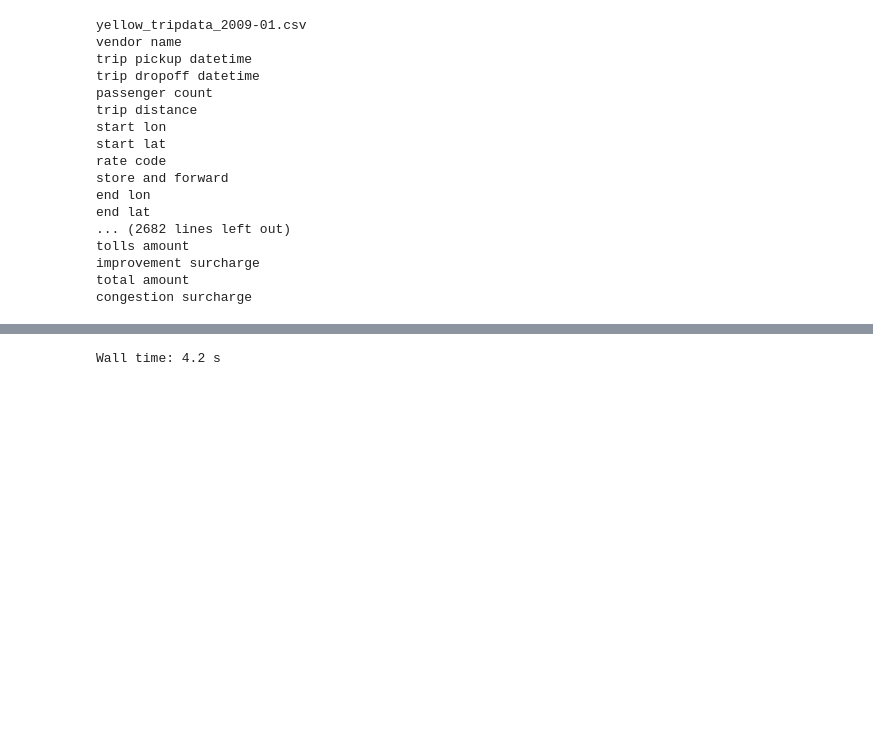
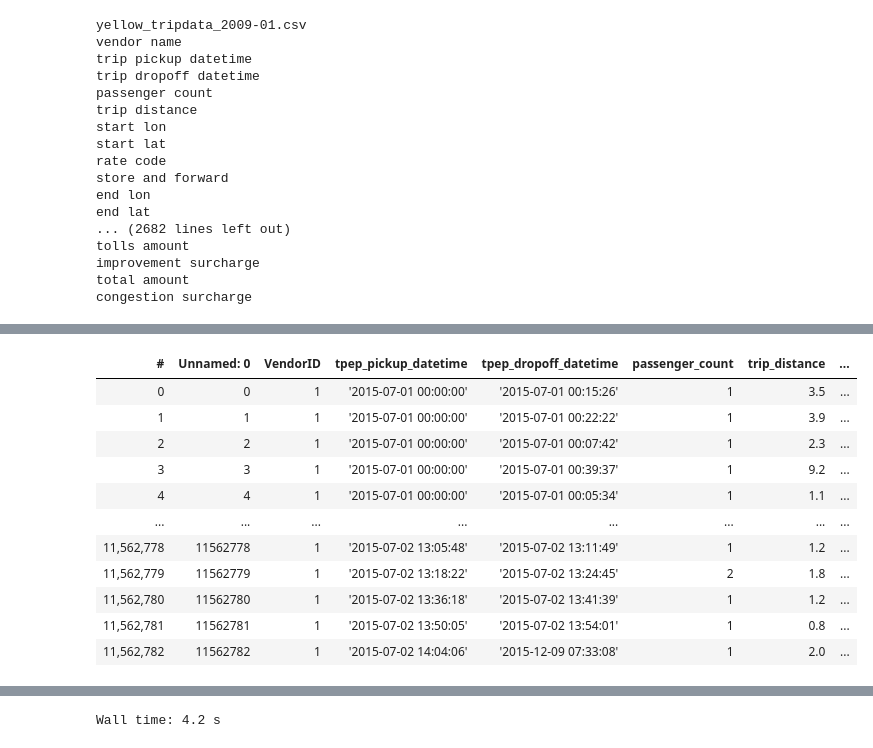
Before and after one commit to ciepielajan/N.-Y.-CityCabs-data-2009-2015, a Jupyter notebook: vaex.ipynb, the cells around one changed output, grey strips where cells are left out. Saved outputs shown, nothing was run; the diff lists cells and outputs as text; code cells hidden in the pictures; blank space fills up the shorter version.

```diff
--- a/vaex.ipynb
+++ b/vaex.ipynb
@@ -216,3 +430,8 @@ tolls amount
 improvement surcharge
 total amount
 congestion surcharge
+# %%
+%%time
+df = vaex.open('D:/TAXI/files_h5_two/yellow_tripdata_2015-07.csv.hdf5')
+df
+# %% [output]
@@ -219,2 +439,14 @@ congestion surcharge
+| # | Unnamed: 0 | VendorID | tpep_pickup_datetime | tpep_dropoff_datetime | passenger_count | trip_distance | ... |
+| 0 | 0 | 1 | '2015-07-01 00:00:00' | '2015-07-01 00:15:26' | 1 | 3.5 | ... |
+| 1 | 1 | 1 | '2015-07-01 00:00:00' | '2015-07-01 00:22:22' | 1 | 3.9 | ... |
+| 2 | 2 | 1 | '2015-07-01 00:00:00' | '2015-07-01 00:07:42' | 1 | 2.3 | ... |
+| 3 | 3 | 1 | '2015-07-01 00:00:00' | '2015-07-01 00:39:37' | 1 | 9.2 | ... |
+| 4 | 4 | 1 | '2015-07-01 00:00:00' | '2015-07-01 00:05:34' | 1 | 1.1 | ... |
+| ... | ... | ... | ... | ... | ... | ... | ... |
+| 11,562,778 | 11562778 | 1 | '2015-07-02 13:05:48' | '2015-07-02 13:11:49' | 1 | 1.2 | ... |
+| 11,562,779 | 11562779 | 1 | '2015-07-02 13:18:22' | '2015-07-02 13:24:45' | 2 | 1.8 | ... |
+| 11,562,780 | 11562780 | 1 | '2015-07-02 13:36:18' | '2015-07-02 13:41:39' | 1 | 1.2 | ... |
+| 11,562,781 | 11562781 | 1 | '2015-07-02 13:50:05' | '2015-07-02 13:54:01' | 1 | 0.8 | ... |
+| 11,562,782 | 11562782 | 1 | '2015-07-02 14:04:06' | '2015-12-09 07:33:08' | 1 | 2.0 | ... |
 # %%
 %%time
```
Also changed, not shown: parts of 21 cells of this notebook.
